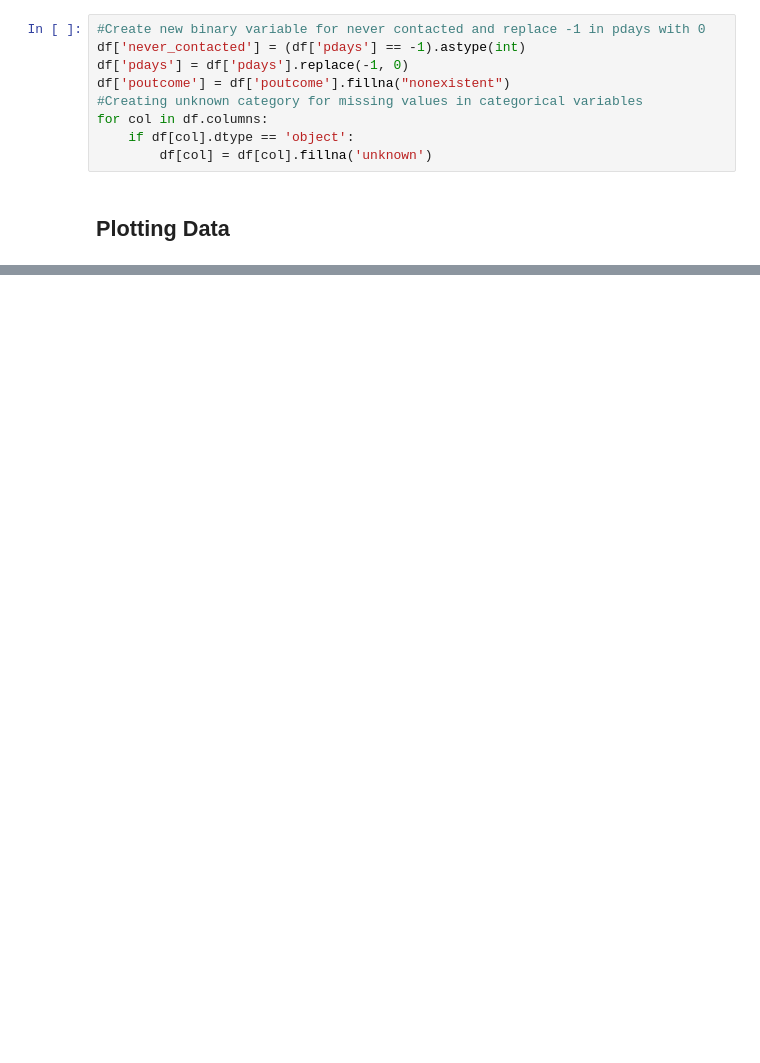
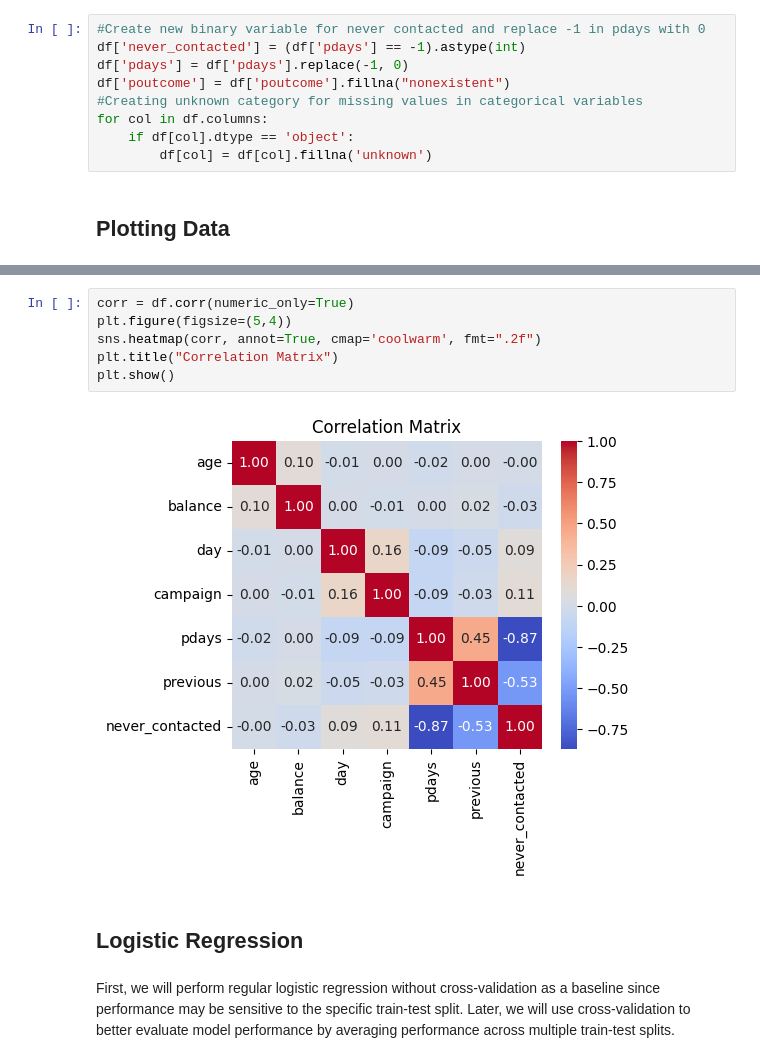
Before and after one commit to AaronVillegas5/uci-bank-marketing-analysis, a Jupyter notebook: bank_marketing_project.ipynb, the cells around one changed output, grey strips where cells are left out. Saved outputs shown, nothing was run; the diff lists cells and outputs as text; blank space fills up the shorter version.

```diff
--- a/bank_marketing_project.ipynb
+++ b/bank_marketing_project.ipynb
@@ -94,0 +99,12 @@ See https://pandas.pydata.org/docs/user_guide/migration-3-strings.html#string-mi
+# %%
+corr = df.corr(numeric_only=True)
+plt.figure(figsize=(5,4))
+sns.heatmap(corr, annot=True, cmap='coolwarm', fmt=".2f")
+plt.title("Correlation Matrix")
+plt.show()
+# %% [output]
+[figure, added]
+# %% [markdown]
+## Logistic Regression
+# %% [markdown]
+First, we will perform regular logistic regression without cross-validation as a baseline since performance may be sensitive to the specific train-test split. Later, we will use cross-validation to better evaluate model performance by averaging performance across multiple train-test splits.
```
Also changed, not shown: parts of 15 cells of this notebook, 1 other file.
